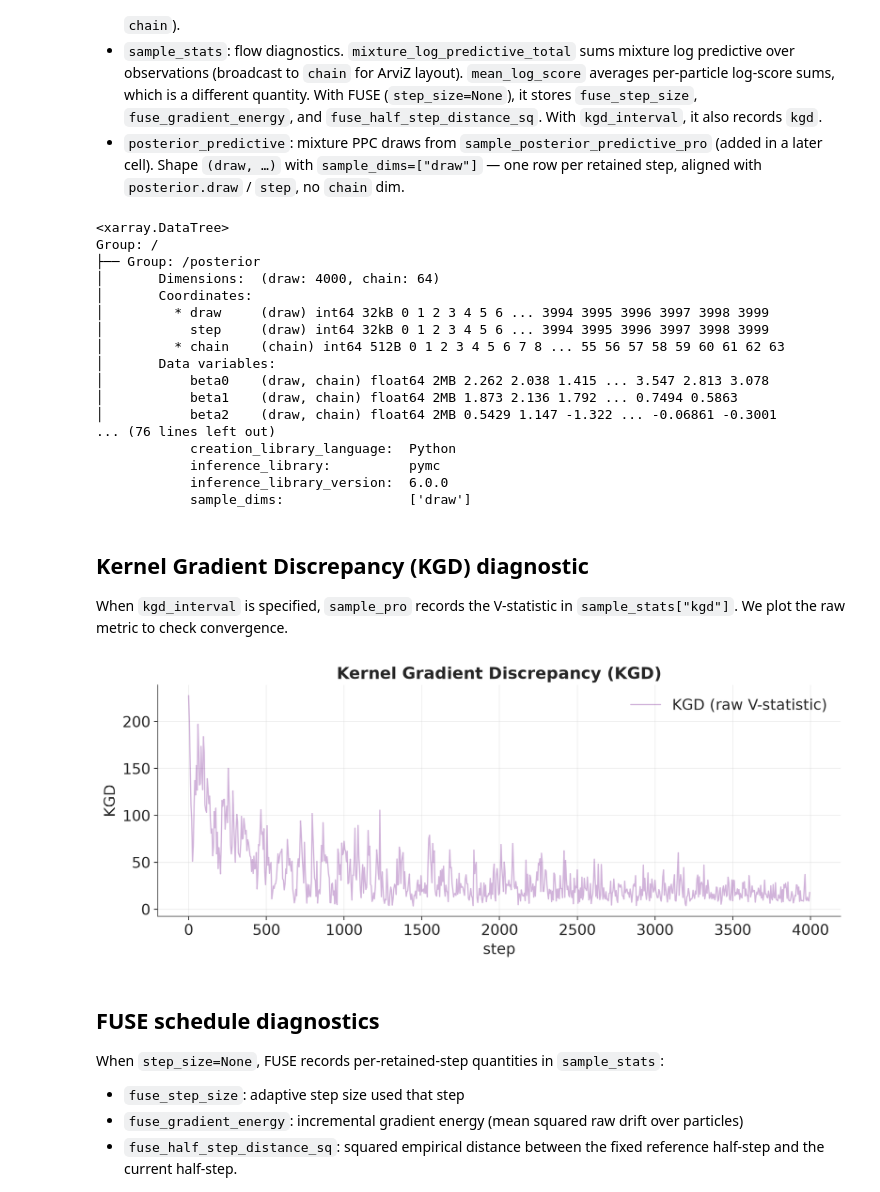
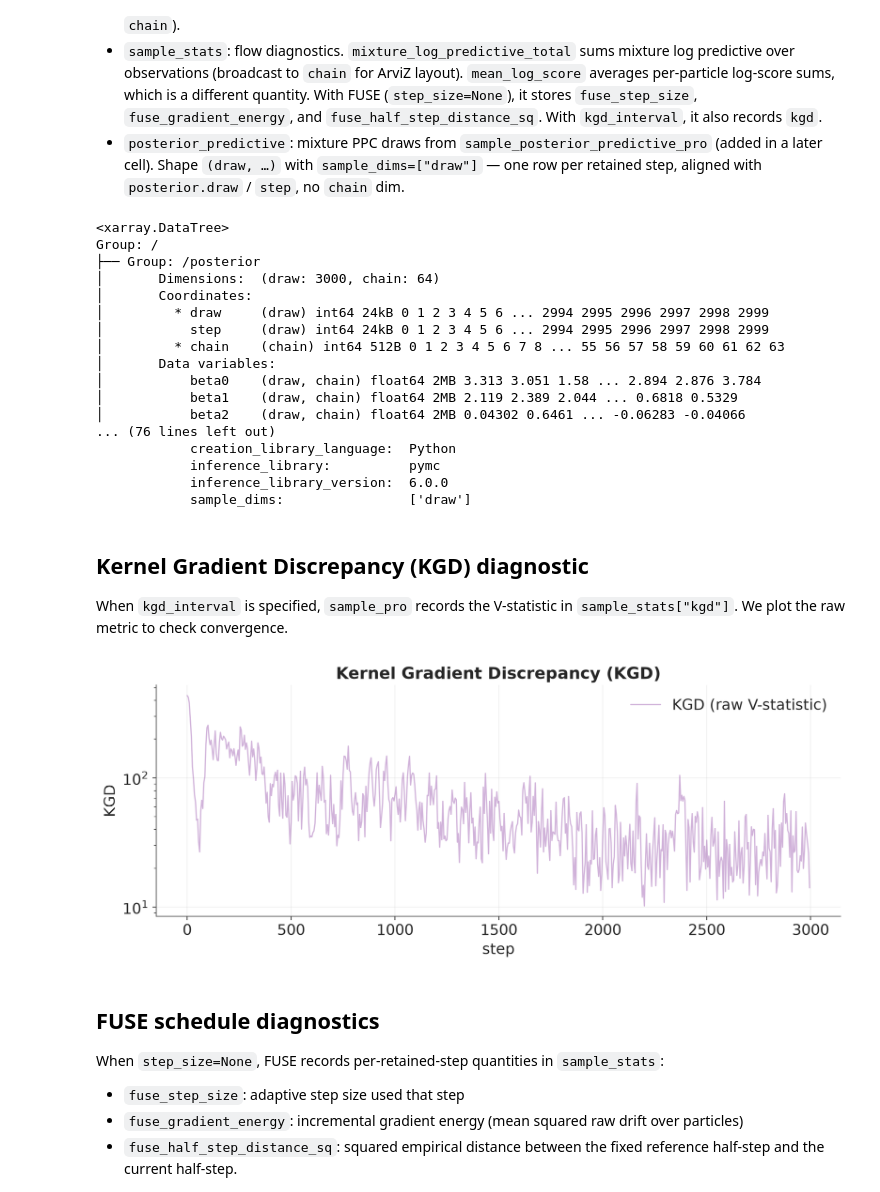
Before and after one commit to patrideo/pymc-prop, a Jupyter notebook: examples/kgd_nat2.ipynb, the cells around one changed output. Saved outputs shown, nothing was run; the diff lists cells and outputs as text; code cells hidden in the pictures.

```diff
--- a/examples/kgd_nat2.ipynb
+++ b/examples/kgd_nat2.ipynb
@@ -47,7 +48,7 @@ import pymc_prop as pro
 
 az.style.use("arviz-variat")
 # %%
-N = 500
+N = 1000
 SEED = 2026
 sigma = 0.30
 eta = 0.75
@@ -112,9 +113,9 @@ $y_i \mid \beta \sim \mathcal{N}(\beta_0 + \beta_1\,\ell_i + \beta_2\,c_i,\ \sig
 # %%
 with pm.Model() as model:
     # Intentionally bad prior to demonstrate gradient flow and particle splitting
-    beta0 = pm.Normal("beta0", mu=2, sigma=1)
-    beta1 = pm.Normal("beta1", mu=0.75, sigma=1)
-    beta2 = pm.Normal("beta2", mu=0.5, sigma=1)
+    beta0 = pm.StudentT("beta0", mu=3, sigma=2, nu=4)
+    beta1 = pm.Normal("beta1", mu=1, sigma=1)
+    beta2 = pm.Normal("beta2", mu=0, sigma=1)
 
     mu = beta0 + beta1 * log_weight + beta2 * centred_age
     pm.Normal("y", mu=mu, sigma=sigma, observed=y)
@@ -154,0 +128,25 @@ dt = pro.sample_pro(
+# %%
+import tracemalloc
+
+# Start tracking memory allocations
+tracemalloc.start()
+
+
+dt = pro.sample_pro(
+    model=model,
+    n_particles=64,
+    n_steps=3000,
+    step_size=None,
+    r_eps=1e-6,
+    tune=0,
+    kgd_interval=5,
+    random_seed=SEED,
+) ;
+
+# Fetch the memory metrics
+current, peak = tracemalloc.get_traced_memory()
+tracemalloc.stop()
+
+# Convert bytes to Gigabytes
+print(f"Peak memory during sampling: {peak / (1024**3):.2f} GB")
+print(f"Final DataTree size in RAM: {current / (1024**3):.2f} GB")
@@ -168,15 +187,15 @@ dt
 <xarray.DataTree>
 Group: /
 ├── Group: /posterior
-│       Dimensions:  (draw: 4000, chain: 64)
+│       Dimensions:  (draw: 3000, chain: 64)
 │       Coordinates:
-│         * draw     (draw) int64 32kB 0 1 2 3 4 5 6 ... 3994 3995 3996 3997 3998 3999
-│           step     (draw) int64 32kB 0 1 2 3 4 5 6 ... 3994 3995 3996 3997 3998 3999
+│         * draw     (draw) int64 24kB 0 1 2 3 4 5 6 ... 2994 2995 2996 2997 2998 2999
+│           step     (draw) int64 24kB 0 1 2 3 4 5 6 ... 2994 2995 2996 2997 2998 2999
 │         * chain    (chain) int64 512B 0 1 2 3 4 5 6 7 8 ... 55 56 57 58 59 60 61 62 63
 │       Data variables:
-│           beta0    (draw, chain) float64 2MB 2.262 2.038 1.415 ... 3.547 2.813 3.078
-│           beta1    (draw, chain) float64 2MB 1.873 2.136 1.792 ... 0.7494 0.5863
-│           beta2    (draw, chain) float64 2MB 0.5429 1.147 -1.322 ... -0.06861 -0.3001
+│           beta0    (draw, chain) float64 2MB 3.313 3.051 1.58 ... 2.894 2.876 3.784
+│           beta1    (draw, chain) float64 2MB 2.119 2.389 2.044 ... 0.6818 0.5329
+│           beta2    (draw, chain) float64 2MB 0.04302 0.6461 ... -0.06283 -0.04066
 ... (76 lines left out)
             creation_library_language:  Python
             inference_library:          pymc
@@ -189,29 +208,29 @@ When `kgd_interval` is specified, `sample_pro` records the V-statistic in `sampl
 # %%
 kgd_series = dt.sample_stats["kgd"].isel(chain=0)
 kgd_steps = kgd_series.step.values[np.isfinite(kgd_series.values)]
 kgd_raw = kgd_series.values[np.isfinite(kgd_series.values)]
 
 
 
 _, ax = plt.subplots(figsize=(10, 4))
 ax.plot(
     kgd_steps,
     kgd_raw,
     color="C3",
     alpha=0.35,
     lw=1.2,
     label="KGD (raw V-statistic)",
 )
 ax.set(
     title="Kernel Gradient Discrepancy (KGD)",
     xlabel="step",
     ylabel="KGD",
-    #yscale="log",
+    yscale="log",
 )
 ax.legend(loc="upper right")
 ax.grid(True, alpha=0.3);
 # %% [output]
-[figure, old version]
+[figure, new version]
 # %% [markdown]
 ## FUSE schedule diagnostics
 
```
Also changed, not shown: parts of 13 cells of this notebook.
